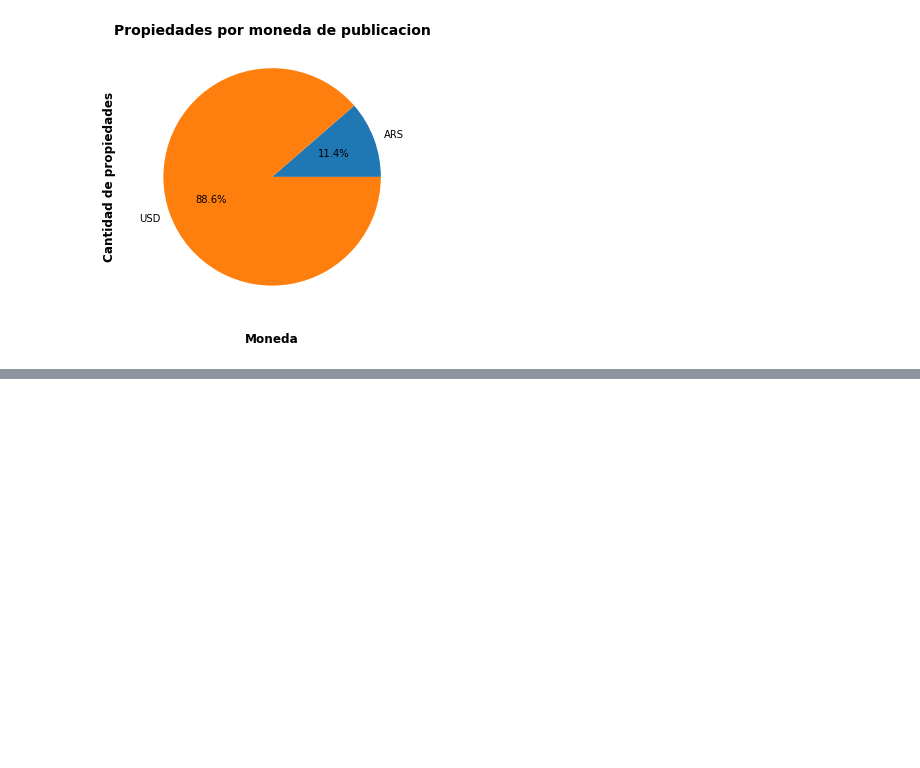
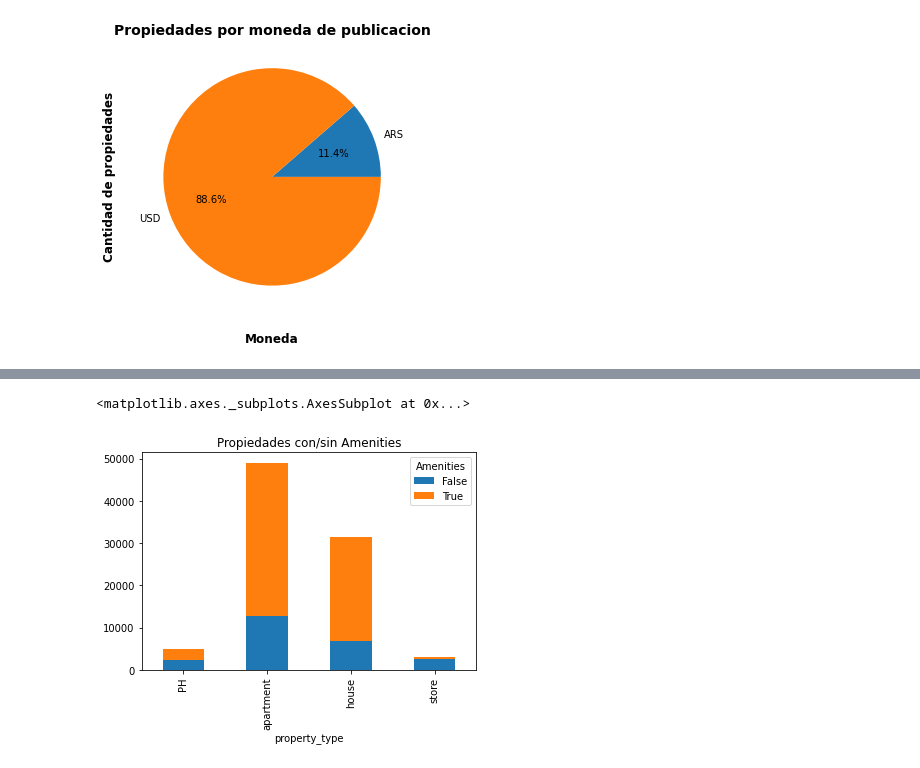
Before and after one commit to snjauregui/kaggle-courses, a Jupyter notebook: TP1_Properati.ipynb, the cells around one changed output, grey strips where cells are left out. Saved outputs shown, nothing was run; the diff lists cells and outputs as text; code cells hidden in the pictures; blank space fills up the shorter version.

```diff
--- a/TP1_Properati.ipynb
+++ b/TP1_Properati.ipynb
@@ -770,0 +721,16 @@ Text(0, 0.5, 'Cantidad de propiedades')
+# %%
+#AA-Catidad de Propiedades con Amenities VS sin Amenities
+
+#Se almacena total de propiedades agrupadas por Amenities y Tipo de Propiedad
+Amenities_PropType = df_data_amenities.groupby(['Amenities','property_type']).size()
+
+Amenities_PropType = Amenities_PropType.reset_index()
+
+Amenities_PropType
+
+Amenities_PropType = pd.pivot_table(Amenities_PropType, columns = 'Amenities', index = 'property_type', values = 0)
+
+Amenities_PropType.plot(kind = 'bar', stacked = True, title= 'Propiedades con/sin Amenities')
+# %% [output]
+<matplotlib.axes._subplots.AxesSubplot at 0x...>
+[figure, added]
```
Also changed, not shown: parts of 51 cells of this notebook.
